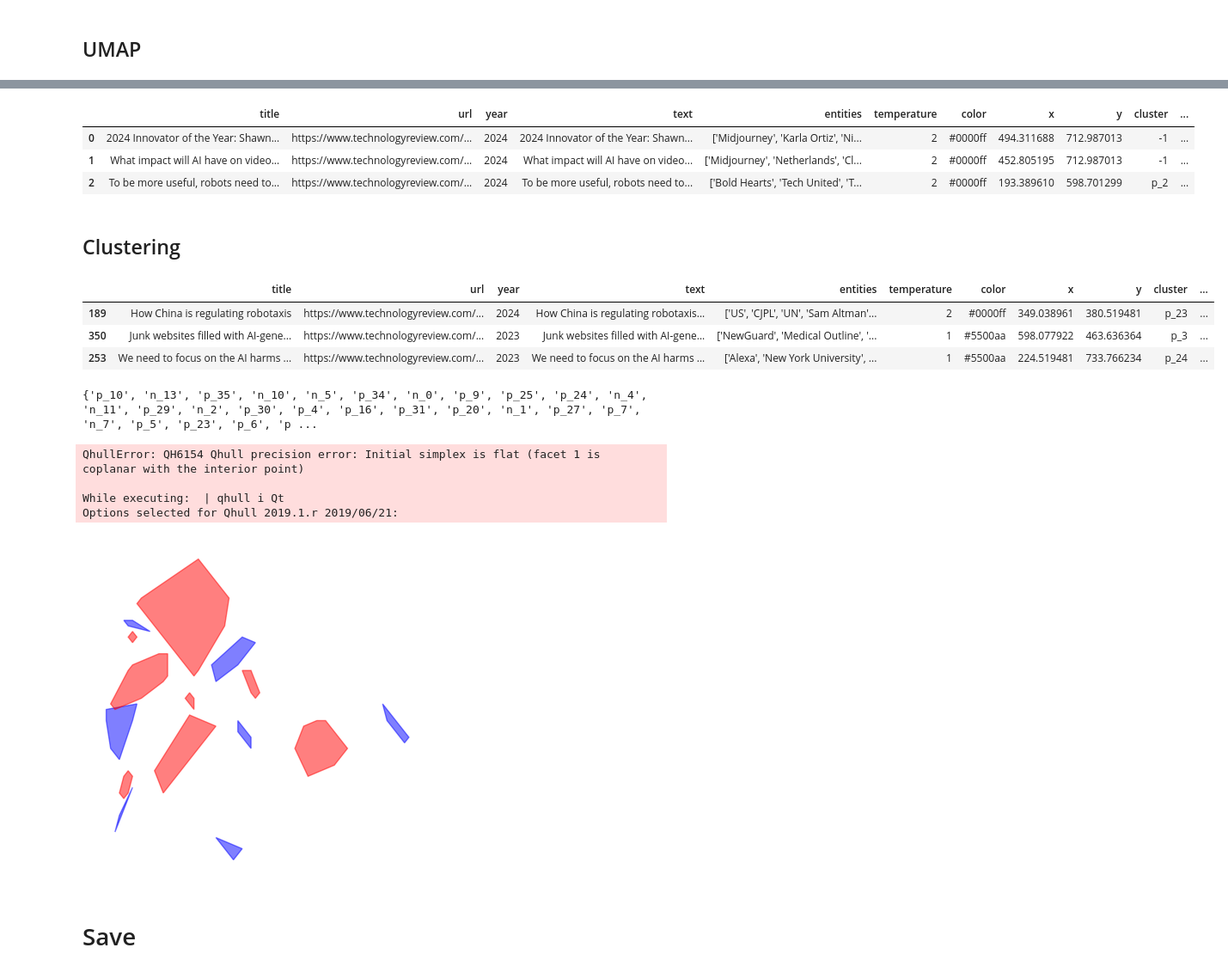
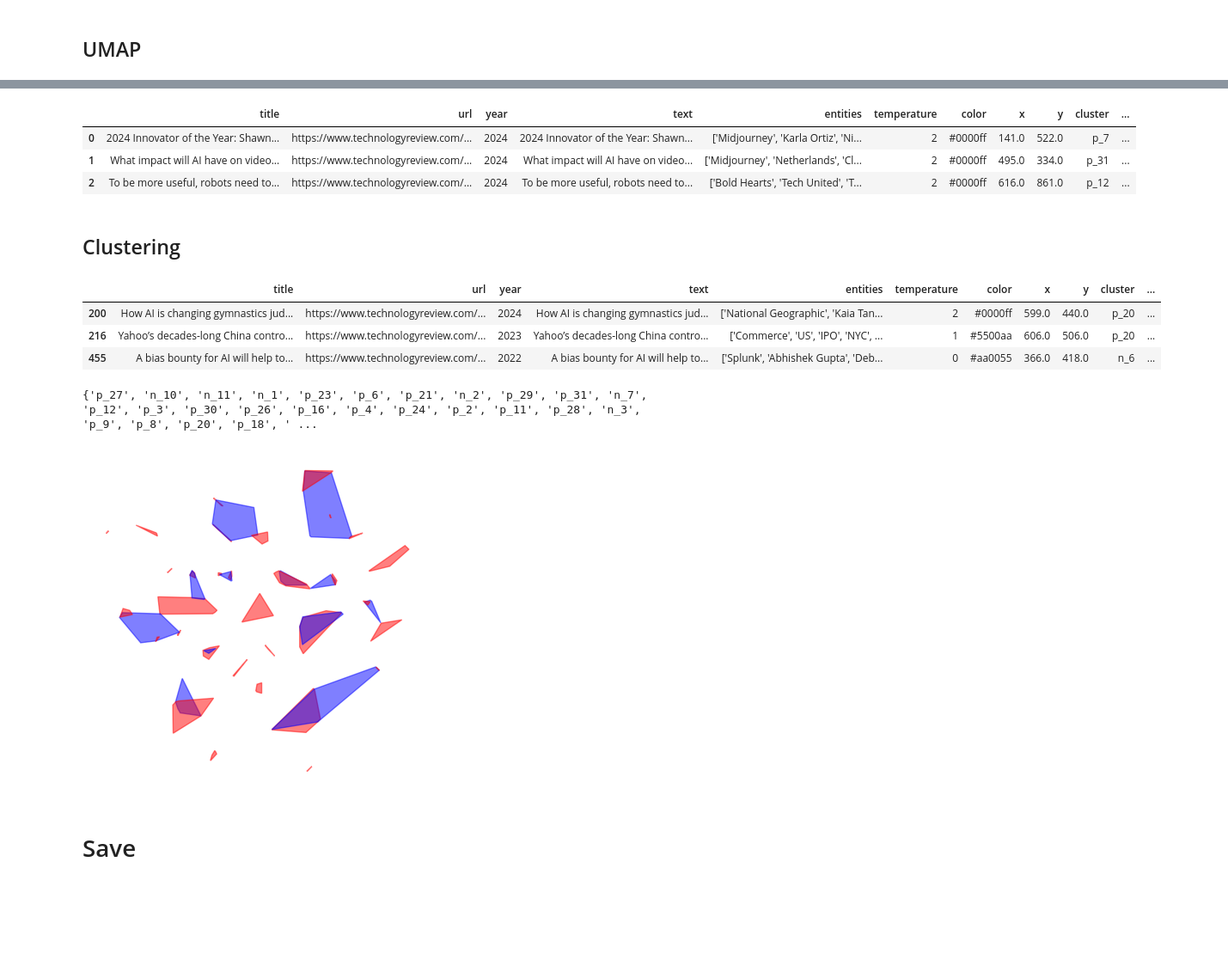
Before and after one commit to AlbaTaboada/Edgelands, a Jupyter notebook: II analysis (Alba) copy.ipynb, the cells around one changed output, grey strips where cells are left out. Shown at 86% size. Saved outputs shown, nothing was run; the diff lists cells and outputs as text; code cells hidden in the pictures; blank space fills up the shorter version.

```diff
--- a/II analysis (Alba) copy.ipynb
+++ b/II analysis (Alba) copy.ipynb
@@ -101,8 +101,8 @@ df.head(3)
 reducer = umap.UMAP(
     random_state=1,
     n_components=2,
-    n_neighbors=10,
-    min_dist=0.1,
+    n_neighbors=2,
+    min_dist=0.2,
     metric="hellinger"
 )
 
@@ -114,7 +114,7 @@ scaler = MinMaxScaler(feature_range=(100, 900)) # Scale embeddings to a fixed ra
 embedding_scaled = scaler.fit_transform(embedding)
 embedding_scaled = embedding_scaled.astype(int)
 
-embedding_scaled = align_points_to_grid(embedding_scaled)  # Alignment to a grid
+# embedding_scaled = align_points_to_grid(embedding_scaled)  # Alignment to a grid
 
 # Assign embeddings (x, y) back to 'entities' DataFrame
 index_embedding = 0
@@ -149,15 +149,15 @@ plt.savefig("download.png")
 df.head(3)
 # %% [output]
 |  | title | url | year | text | entities | temperature | color | x | y | cluster | ... |
-| 0 | 2024 Innovator of the Year: Shawn... | https://www.technologyreview.com/... | 2024 | 2024 Innovator of the Year: Shawn... | ['Midjourney', 'Karla Ortiz', 'Ni... | 2 | #0000ff | 494.311688 | 712.987013 | -1 | ... |
-| 1 | What impact will AI have on video... | https://www.technologyreview.com/... | 2024 | What impact will AI have on video... | ['Midjourney', 'Netherlands', 'Cl... | 2 | #0000ff | 452.805195 | 712.987013 | -1 | ... |
-| 2 | To be more useful, robots need to... | https://www.technologyreview.com/... | 2024 | To be more useful, robots need to... | ['Bold Hearts', 'Tech United', 'T... | 2 | #0000ff | 193.389610 | 598.701299 | p_2 | ... |
+| 0 | 2024 Innovator of the Year: Shawn... | https://www.technologyreview.com/... | 2024 | 2024 Innovator of the Year: Shawn... | ['Midjourney', 'Karla Ortiz', 'Ni... | 2 | #0000ff | 141.0 | 522.0 | p_7 | ... |
+| 1 | What impact will AI have on video... | https://www.technologyreview.com/... | 2024 | What impact will AI have on video... | ['Midjourney', 'Netherlands', 'Cl... | 2 | #0000ff | 495.0 | 334.0 | p_31 | ... |
+| 2 | To be more useful, robots need to... | https://www.technologyreview.com/... | 2024 | To be more useful, robots need to... | ['Bold Hearts', 'Tech United', 'T... | 2 | #0000ff | 616.0 | 861.0 | p_12 | ... |
 # %% [markdown]
 ## Clustering
 # %%
 clusterer = hdbscan.HDBSCAN(
-    min_samples=2,            # Aumenta el número de clusters reduciendo los puntos necesarios para un área densa
-    min_cluster_size=3,       # Tamaño mínimo del cluster; si lo reduces, obtendrás más clusters
+    min_samples=3,            # Aumenta el número de clusters reduciendo los puntos necesarios para un área densa
+    min_cluster_size=6,       # Tamaño mínimo del cluster; si lo reduces, obtendrás más clusters
     cluster_selection_epsilon=0.4  # Controla la fusión de clusters cercanos. Reducirlo puede ayudar a obtener más clusters.
 )
 
@@ -166,36 +166,36 @@ df["cluster"] = "-1"  # Reset
 
 def cluster_computing(rows, prefix, df):
 
     embedding = rows[["x", "y"]].to_numpy()
     clusterer.fit(embedding)
     clusters = clusterer.labels_
 
     # Write cluster number
 
     for count, (index, row) in enumerate(rows.iterrows()):
         if clusters[count] != -1:
             df.loc[index, "cluster"] = prefix + str(clusters[count])
         else:
             df.loc[index, "cluster"] = str(clusters[count])
 
 
 cluster_computing(
     df.loc[(df["temperature"] > 0)],
     "p_",
     df,
 )
 cluster_computing(
     df.loc[(df["temperature"] <= 0)],
     "n_",
     df,
 )
 
 df.sample(3)
 # %% [output]
 |  | title | url | year | text | entities | temperature | color | x | y | cluster | ... |
-| 189 | How China is regulating robotaxis | https://www.technologyreview.com/... | 2024 | How China is regulating robotaxis... | ['US', 'CJPL', 'UN', 'Sam Altman'... | 2 | #0000ff | 349.038961 | 380.519481 | p_23 | ... |
-| 350 | Junk websites filled with AI-gene... | https://www.technologyreview.com/... | 2023 | Junk websites filled with AI-gene... | ['NewGuard', 'Medical Outline', '... | 1 | #5500aa | 598.077922 | 463.636364 | p_3 | ... |
-| 253 | We need to focus on the AI harms ... | https://www.technologyreview.com/... | 2023 | We need to focus on the AI harms ... | ['Alexa', 'New York University', ... | 1 | #5500aa | 224.519481 | 733.766234 | p_24 | ... |
+| 200 | How AI is changing gymnastics jud... | https://www.technologyreview.com/... | 2024 | How AI is changing gymnastics jud... | ['National Geographic', 'Kaia Tan... | 2 | #0000ff | 599.0 | 440.0 | p_20 | ... |
+| 216 | Yahoo’s decades-long China contro... | https://www.technologyreview.com/... | 2023 | Yahoo’s decades-long China contro... | ['Commerce', 'US', 'IPO', 'NYC', ... | 1 | #5500aa | 606.0 | 506.0 | p_20 | ... |
+| 455 | A bias bounty for AI will help to... | https://www.technologyreview.com/... | 2022 | A bias bounty for AI will help to... | ['Splunk', 'Abhishek Gupta', 'Deb... | 0 | #aa0055 | 366.0 | 418.0 | n_6 | ... |
 # %%
 plt.figure(figsize=(5, 5))
 plt.axis("off")
@@ -225,12 +225,8 @@ for counter, cluster in enumerate(clusters):
     elif cluster[0] == "n":
         plt.fill(x_hull, y_hull, "--", c="#0000FF", alpha=0.5)  # Plot blue
 # %% [output]
-{'p_10', 'n_13', 'p_35', 'n_10', 'n_5', 'p_34', 'n_0', 'p_9', 'p_25', 'p_24', 'n_4', 'n_11', 'p_29', 'n_2', 'p_30', 'p_4', 'p_16', 'p_31', 'p_20', 'n_1', 'p_27', 'p_7', 'n_7', 'p_5', 'p_23', 'p_6', 'p ...
+{'p_27', 'n_10', 'n_11', 'n_1', 'p_23', 'p_6', 'p_21', 'n_2', 'p_29', 'p_31', 'n_7', 'p_12', 'p_3', 'p_30', 'p_26', 'p_16', 'p_4', 'p_24', 'p_2', 'p_11', 'p_28', 'n_3', 'p_9', 'p_8', 'p_20', 'p_18', ' ...
-QhullError: QH6154 Qhull precision error: Initial simplex is flat (facet 1 is coplanar with the interior point)
-
-While executing:  | qhull i Qt
-Options selected for Qhull 2019.1.r 2019/06/21:
-[figure, old version]
+[figure, new version]
 # %% [markdown]
 # Save
 # %%
```
Also changed, not shown: parts of 5 cells of this notebook, 2 other files.
